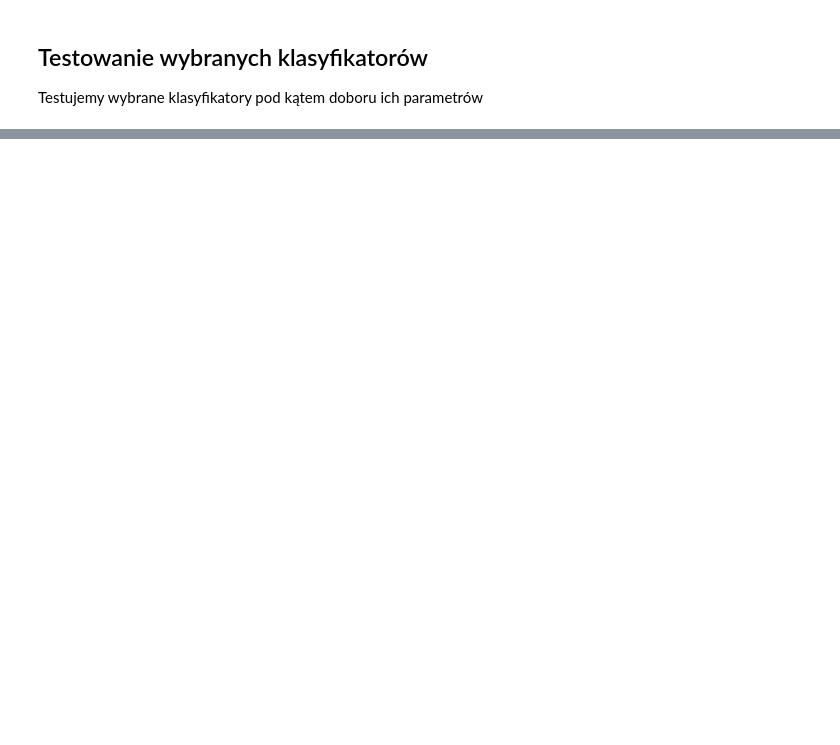
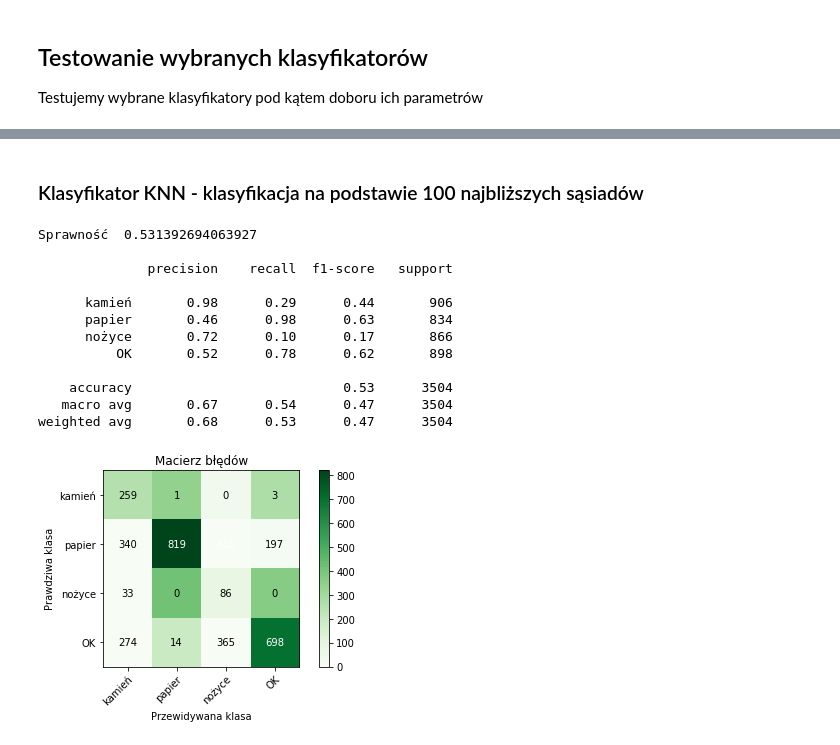
Before and after one commit to dkacperski97/gesture-classification, a Jupyter notebook: gesture-classification.ipynb, the cells around one changed output, grey strips where cells are left out. Saved outputs shown, nothing was run; the diff lists cells and outputs as text; code cells hidden in the pictures; blank space fills up the shorter version.

```diff
--- a/gesture-classification.ipynb
+++ b/gesture-classification.ipynb
@@ -230,14 +265,30 @@ plt.show()
+# %% [markdown]
+### Klasyfikator KNN - klasyfikacja na podstawie 100 najbliższych sąsiadów
 # %%
 knn = KNeighborsClassifier(100)
 
 knn.fit(x_train, y_train)
 y_pred = knn.predict(x_test)
-result = knn.result(x_test, y_test)
+result = knn.score(x_test, y_test)
 
 target_names=['kamień','papier','nożyce','OK']
 
 print("Sprawność ", result, "\n" )
 print(classification_report(y_test, y_pred, target_names=target_names))
 view_confusion_matrix(y_test, y_pred, classes=target_names)
 
 plt.show()
+# %% [output]
+Sprawność  0.531392694063927
+
+              precision    recall  f1-score   support
+
+      kamień       0.98      0.29      0.44       906
+      papier       0.46      0.98      0.63       834
+      nożyce       0.72      0.10      0.17       866
+          OK       0.52      0.78      0.62       898
+
+    accuracy                           0.53      3504
+   macro avg       0.67      0.54      0.47      3504
+weighted avg       0.68      0.53      0.47      3504
+[figure, added]
```
Also changed, not shown: parts of 31 cells of this notebook.
